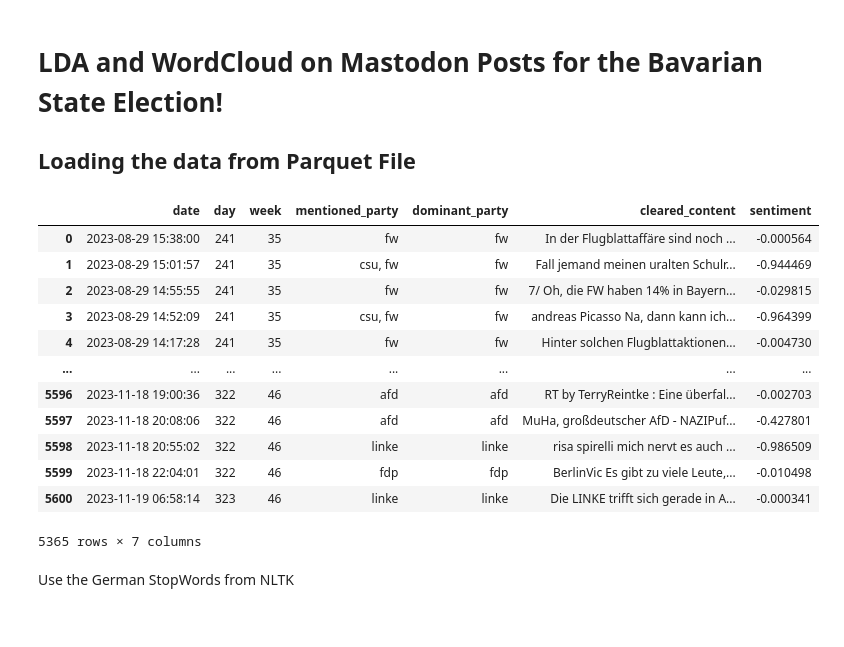
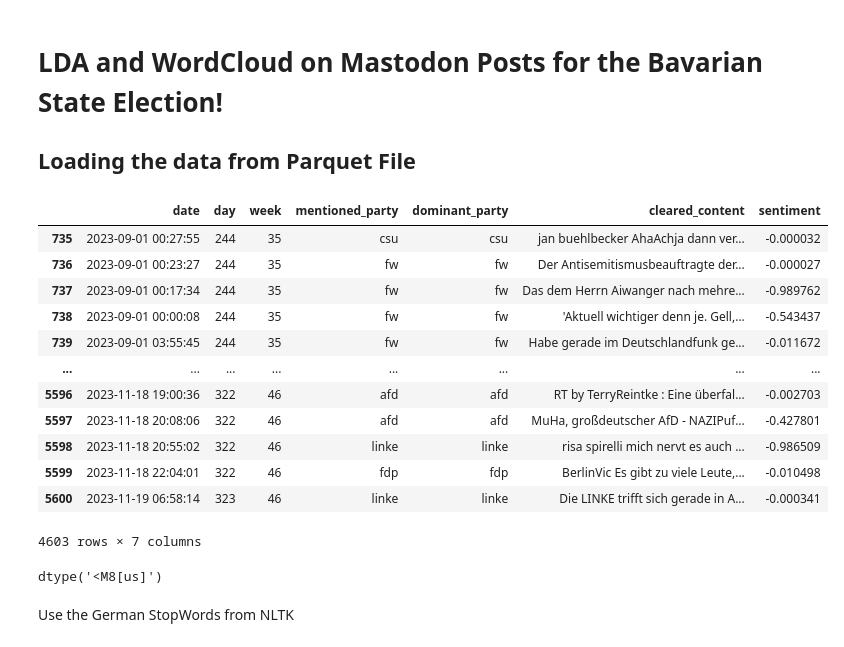
Before and after one commit to sehHeiden/Analyse_von_Finanzdaten, a Jupyter notebook: Block3/lda_project.ipynb, the cells around one changed output. Drawn from its saved outputs; the diff is of its cells as text; code cells hidden in the pictures.

```diff
--- a/Block3/lda_project.ipynb
+++ b/Block3/lda_project.ipynb
@@ -35,21 +37,26 @@ True
 # %%
 toots_path = Path() / "german_toots_small.pqt"
 german_sentiment_df = pd.read_parquet(toots_path)
+german_sentiment_df = german_sentiment_df[german_sentiment_df.date > pd.to_datetime("2023-9-1")]
 german_sentiment_df
 # %% [output]
 |  | date | day | week | mentioned_party | dominant_party | cleared_content | sentiment |
-| 0 | 2023-08-29 15:38:00 | 241 | 35 | fw | fw | In der Flugblattaffäre sind noch ... | -0.000564 |
-| 1 | 2023-08-29 15:01:57 | 241 | 35 | csu, fw | fw | Fall jemand meinen uralten Schulr... | -0.944469 |
-| 2 | 2023-08-29 14:55:55 | 241 | 35 | fw | fw | 7/ Oh, die FW haben 14% in Bayern... | -0.029815 |
-| 3 | 2023-08-29 14:52:09 | 241 | 35 | csu, fw | fw | andreas Picasso Na, dann kann ich... | -0.964399 |
-| 4 | 2023-08-29 14:17:28 | 241 | 35 | fw | fw | Hinter solchen Flugblatt­aktionen... | -0.004730 |
+| 735 | 2023-09-01 00:27:55 | 244 | 35 | csu | csu | jan buehlbecker AhaAchja dann ver... | -0.000032 |
+| 736 | 2023-09-01 00:23:27 | 244 | 35 | fw | fw | Der Antisemitismusbeauftragte der... | -0.000027 |
+| 737 | 2023-09-01 00:17:34 | 244 | 35 | fw | fw | Das dem Herrn Aiwanger nach mehre... | -0.989762 |
+| 738 | 2023-09-01 00:00:08 | 244 | 35 | fw | fw | 'Aktuell wichtiger denn je. Gell,... | -0.543437 |
+| 739 | 2023-09-01 03:55:45 | 244 | 35 | fw | fw | Habe gerade im Deutschlandfunk ge... | -0.011672 |
 | ... | ... | ... | ... | ... | ... | ... | ... |
 | 5596 | 2023-11-18 19:00:36 | 322 | 46 | afd | afd | RT by TerryReintke : Eine überfal... | -0.002703 |
 | 5597 | 2023-11-18 20:08:06 | 322 | 46 | afd | afd | MuHa, großdeutscher AfD - NAZIPuf... | -0.427801 |
 | 5598 | 2023-11-18 20:55:02 | 322 | 46 | linke | linke | risa spirelli mich nervt es auch ... | -0.986509 |
 | 5599 | 2023-11-18 22:04:01 | 322 | 46 | fdp | fdp | BerlinVic Es gibt zu viele Leute,... | -0.010498 |
 | 5600 | 2023-11-19 06:58:14 | 323 | 46 | linke | linke | Die LINKE trifft sich gerade in A... | -0.000341 |
-5365 rows × 7 columns
+4603 rows × 7 columns
+# %%
+german_sentiment_df.date.dtype
+# %% [output]
+dtype('<M8[us]')
 # %% [markdown]
 Use the German StopWords from NLTK
 # %%
```
Also changed, not shown: parts of 19 cells of this notebook.
